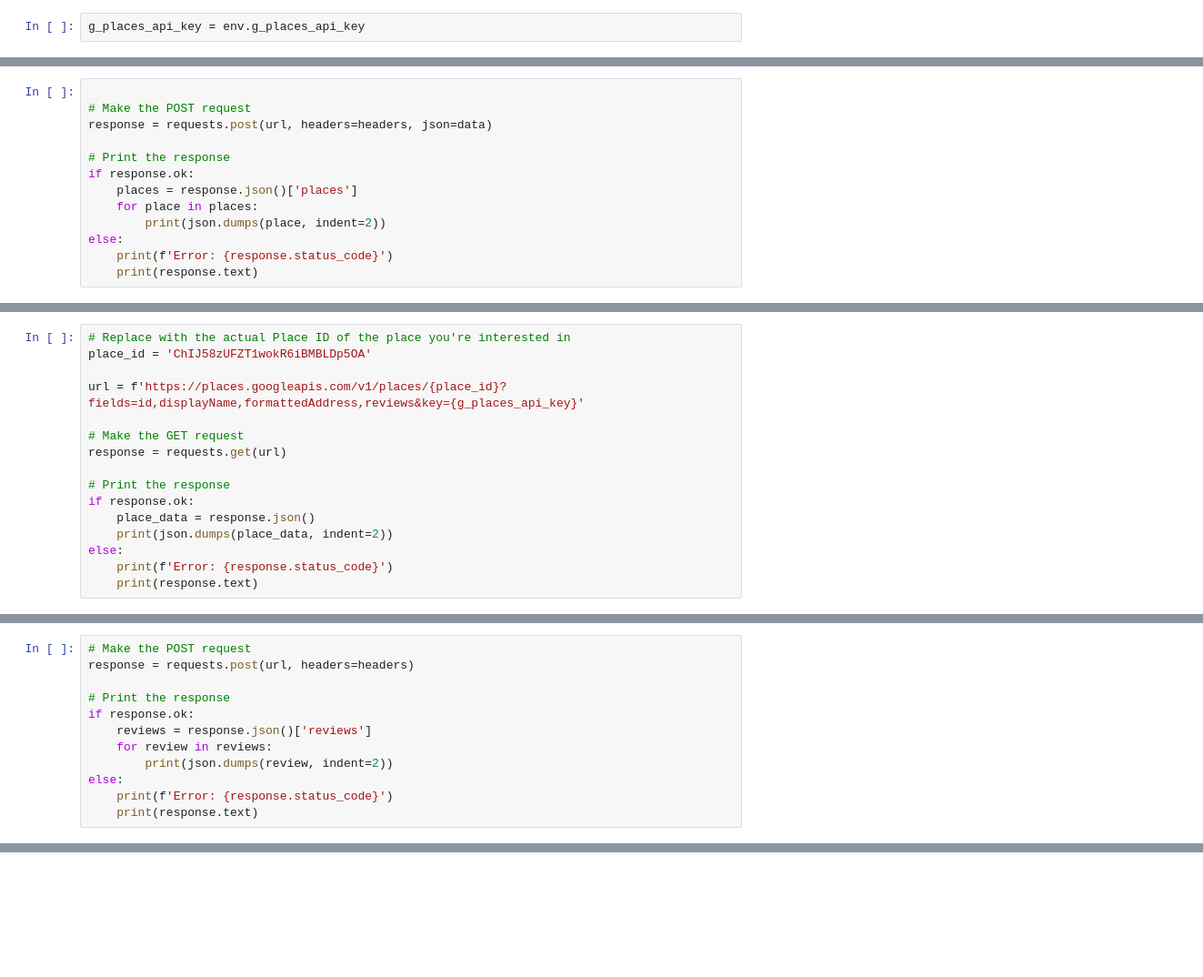
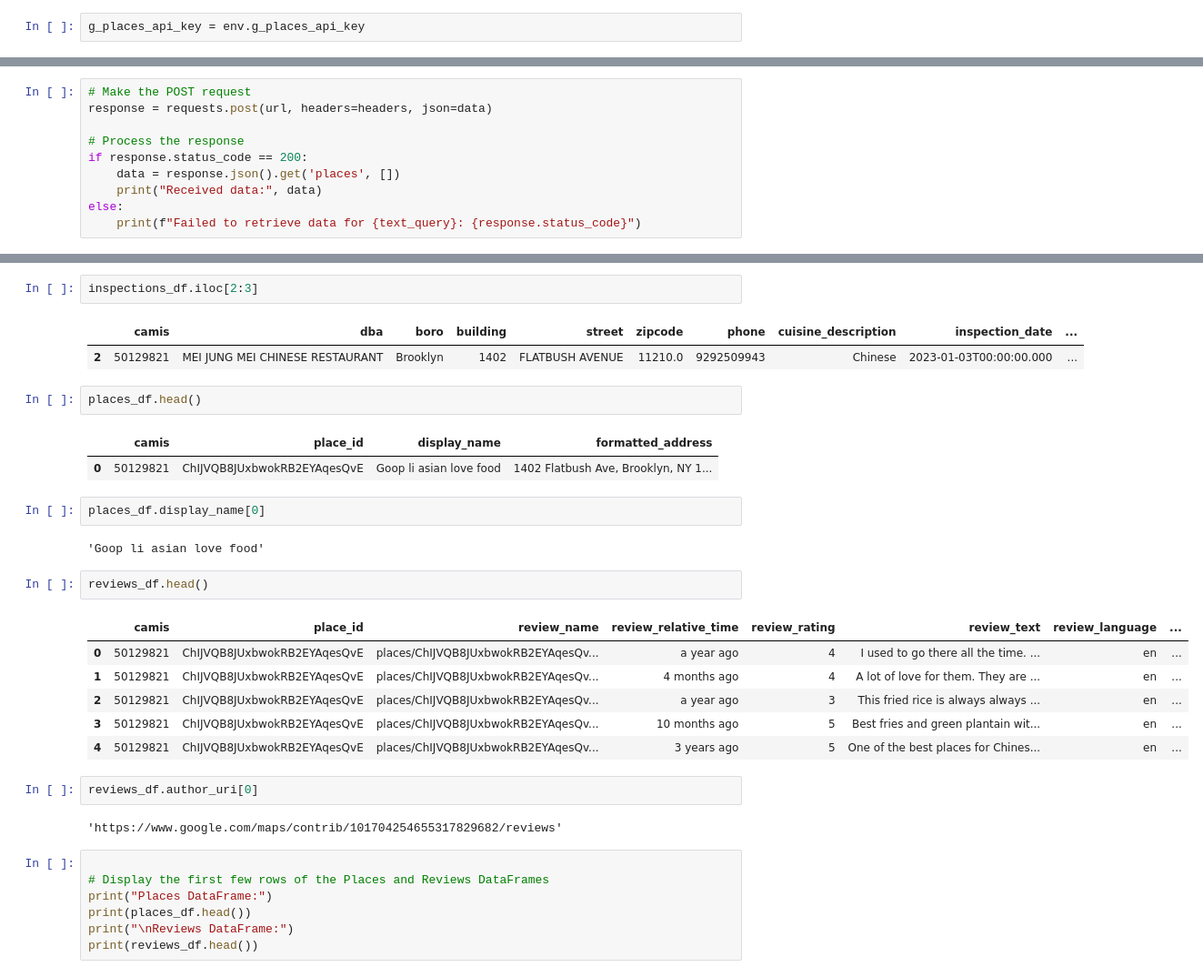
Before and after one commit to Somerville-2023/New-York-health-Inspection-Prediction, a Jupyter notebook: john-folder/john_acquire_g_places.ipynb, the cells around one changed output, grey strips where cells are left out. Shown at 91% size. Cells and saved outputs as stored; diff of their text form; blank space fills up the shorter version.

```diff
--- a/john-folder/john_acquire_g_places.ipynb
+++ b/john-folder/john_acquire_g_places.ipynb
@@ -26,14 +80,11 @@ data = {
 }
 # %%
-
 # Make the POST request
 response = requests.post(url, headers=headers, json=data)
 
-# Print the response
-if response.ok:
-    places = response.json()['places']
-    for place in places:
-        print(json.dumps(place, indent=2))
+# Process the response
+if response.status_code == 200:
+    data = response.json().get('places', [])
+    print("Received data:", data)
 else:
-    print(f'Error: {response.status_code}')
-    print(response.text)
+    print(f"Failed to retrieve data for {text_query}: {response.status_code}")
@@ -99,16 +90,0 @@ Error: 404
-# %%
-# Replace with the actual Place ID of the place you're interested in
-place_id = 'ChIJ58zUFZT1wokR6iBMBLDp5OA'
-
-url = f'https://places.googleapis.com/v1/places/{place_id}?fields=id,displayName,formattedAddress,reviews&key={g_places_api_key}'
-
-# Make the GET request
-response = requests.get(url)
-
-# Print the response
-if response.ok:
-    place_data = response.json()
-    print(json.dumps(place_data, indent=2))
-else:
-    print(f'Error: {response.status_code}')
-    print(response.text)
@@ -133,12 +90,0 @@ else:
-# %%
-# Make the POST request
-response = requests.post(url, headers=headers)
-
-# Print the response
-if response.ok:
-    reviews = response.json()['reviews']
-    for review in reviews:
-        print(json.dumps(review, indent=2))
-else:
-    print(f'Error: {response.status_code}')
-    print(response.text)
@@ -150,0 +283,34 @@ response
+# %%
+inspections_df.iloc[2:3]
+# %% [output]
+|  | camis | dba | boro | building | street | zipcode | phone | cuisine_description | inspection_date | ... |
+| 2 | 50129821 | MEI JUNG MEI CHINESE RESTAURANT | Brooklyn | 1402 | FLATBUSH AVENUE | 11210.0 | 9292509943 | Chinese | 2023-01-03T00:00:00.000 | ... |
+# %%
+places_df.head()
+# %% [output]
+|  | camis | place_id | display_name | formatted_address |
+| 0 | 50129821 | ChIJVQB8JUxbwokRB2EYAqesQvE | Goop li asian love food | 1402 Flatbush Ave, Brooklyn, NY 1... |
+# %%
+places_df.display_name[0]
+# %% [output]
+'Goop li asian love food'
+# %%
+reviews_df.head()
+# %% [output]
+|  | camis | place_id | review_name | review_relative_time | review_rating | review_text | review_language | ... |
+| 0 | 50129821 | ChIJVQB8JUxbwokRB2EYAqesQvE | places/ChIJVQB8JUxbwokRB2EYAqesQv... | a year ago | 4 | I used to go there all the time. ... | en | ... |
+| 1 | 50129821 | ChIJVQB8JUxbwokRB2EYAqesQvE | places/ChIJVQB8JUxbwokRB2EYAqesQv... | 4 months ago | 4 | A lot of love for them. They are ... | en | ... |
+| 2 | 50129821 | ChIJVQB8JUxbwokRB2EYAqesQvE | places/ChIJVQB8JUxbwokRB2EYAqesQv... | a year ago | 3 | This fried rice is always always ... | en | ... |
+| 3 | 50129821 | ChIJVQB8JUxbwokRB2EYAqesQvE | places/ChIJVQB8JUxbwokRB2EYAqesQv... | 10 months ago | 5 | Best fries and green plantain wit... | en | ... |
+| 4 | 50129821 | ChIJVQB8JUxbwokRB2EYAqesQvE | places/ChIJVQB8JUxbwokRB2EYAqesQv... | 3 years ago | 5 | One of the best places for Chines... | en | ... |
+# %%
+reviews_df.author_uri[0]
+# %% [output]
+'https://www.google.com/maps/contrib/101704254655317829682/reviews'
+# %%
+
+# Display the first few rows of the Places and Reviews DataFrames
+print("Places DataFrame:")
+print(places_df.head())
+print("\nReviews DataFrame:")
+print(reviews_df.head())
```
Also changed, not shown: parts of 26 cells of this notebook, 1 other file.
